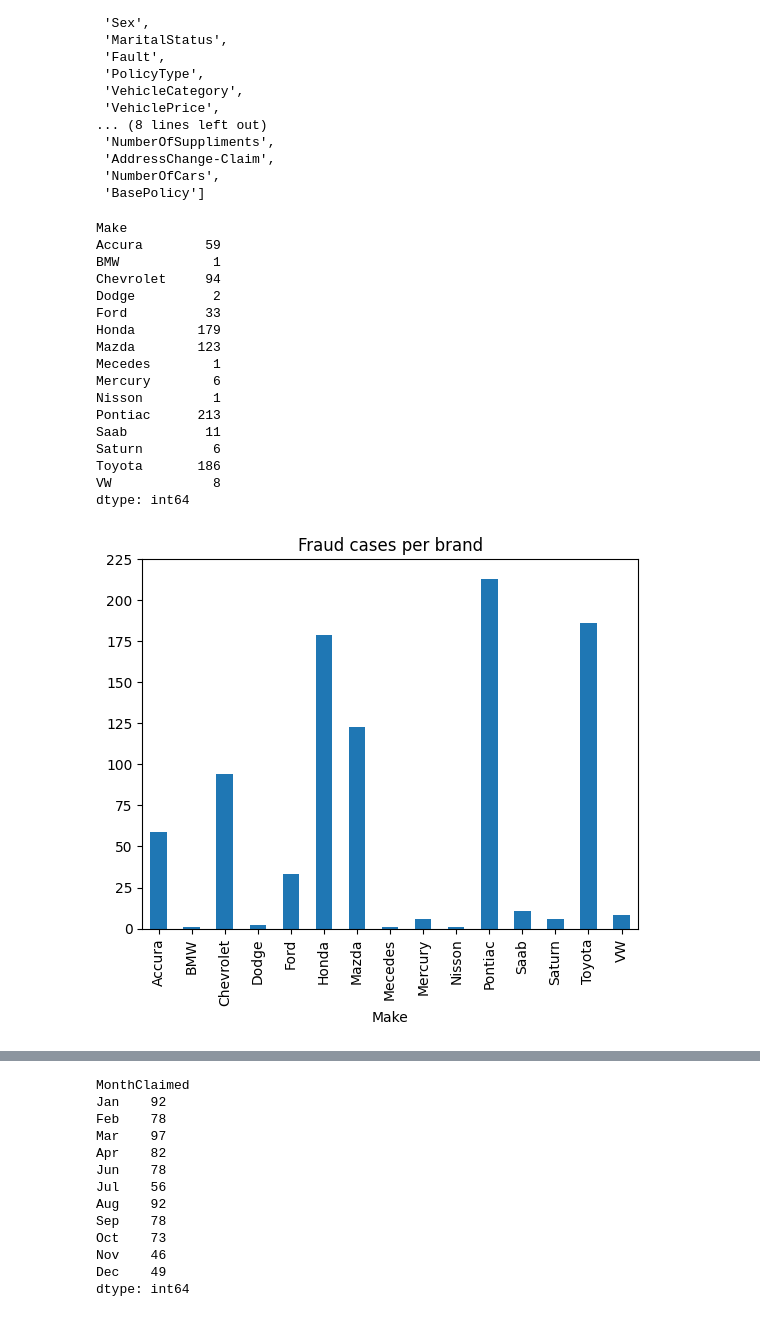
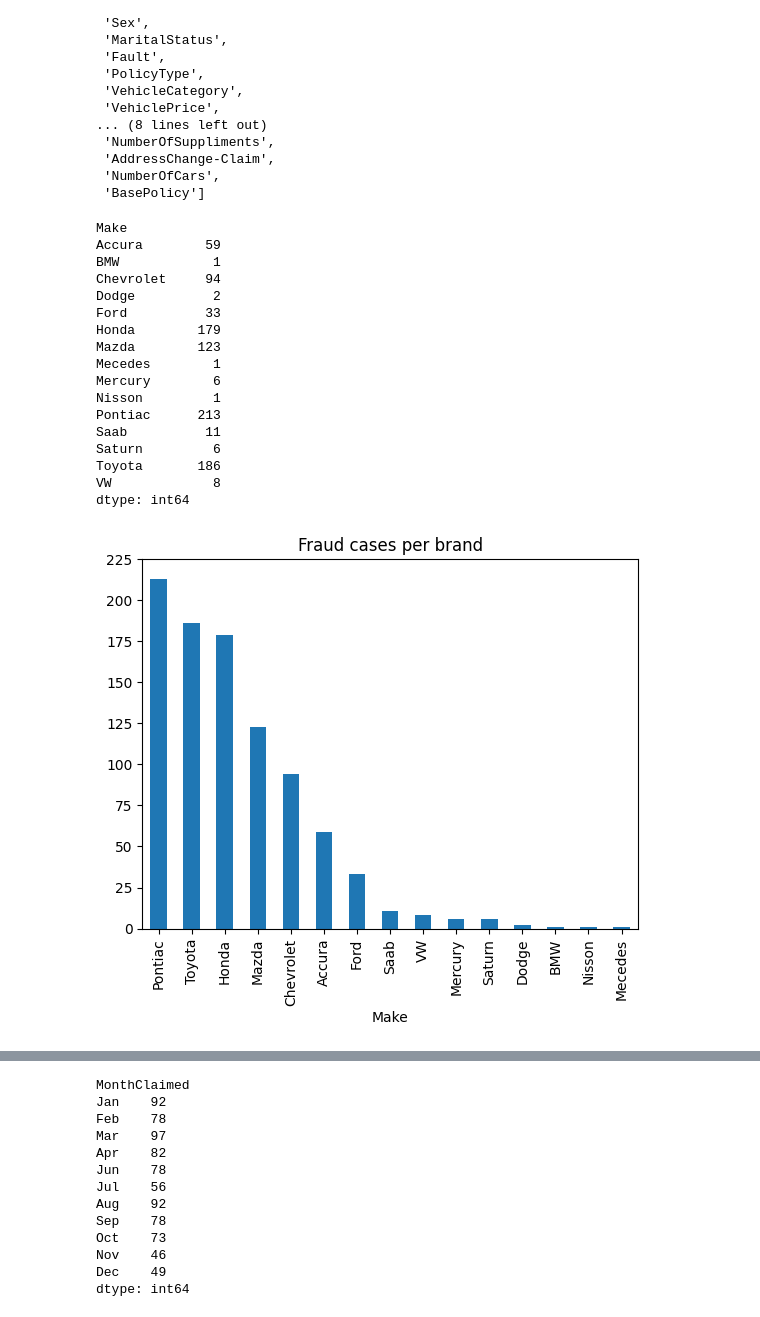
Before and after one commit to zvsuarez/insurance-fraud-pipeline, a Jupyter notebook: eda.ipynb, the cells around one changed output, grey strips where cells are left out. Cells and saved outputs as stored; diff of their text form; code cells hidden in the pictures.

```diff
--- a/eda.ipynb
+++ b/eda.ipynb
@@ -231,28 +261,28 @@ cat_var
  'BasePolicy']
 # %%
 print(df.groupby(['Make', 'FraudFound']).size().xs('Yes', level='FraudFound'))
-df.groupby(['Make', 'FraudFound']).size().xs('Yes', level='FraudFound').plot(kind='bar')
+df.groupby(['Make', 'FraudFound']).size().xs('Yes', level='FraudFound').sort_values(ascending=False).plot(kind='bar')
 plt.title('Fraud cases per brand')
 plt.yticks(np.arange(0, 250, 25))
 plt.show()
 # %% [output]
 Make
 Accura        59
 BMW            1
 Chevrolet     94
 Dodge          2
 Ford          33
 Honda        179
 Mazda        123
 Mecedes        1
 Mercury        6
 Nisson         1
 Pontiac      213
 Saab          11
 Saturn         6
 Toyota       186
 VW             8
 dtype: int64
-[figure, old version]
+[figure, new version]
 # %%
 print(df.groupby(['AccidentArea', 'FraudFound']).size().xs('Yes', level='FraudFound'))
```
Also changed, not shown: parts of 43 cells of this notebook.
